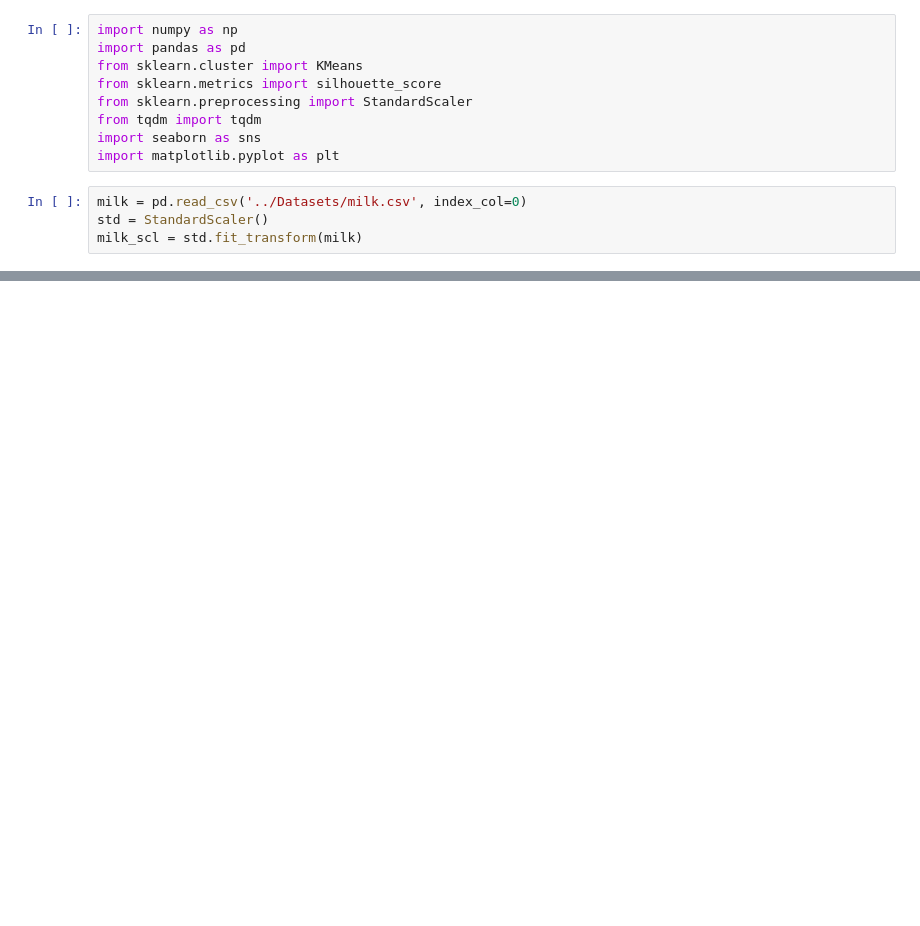
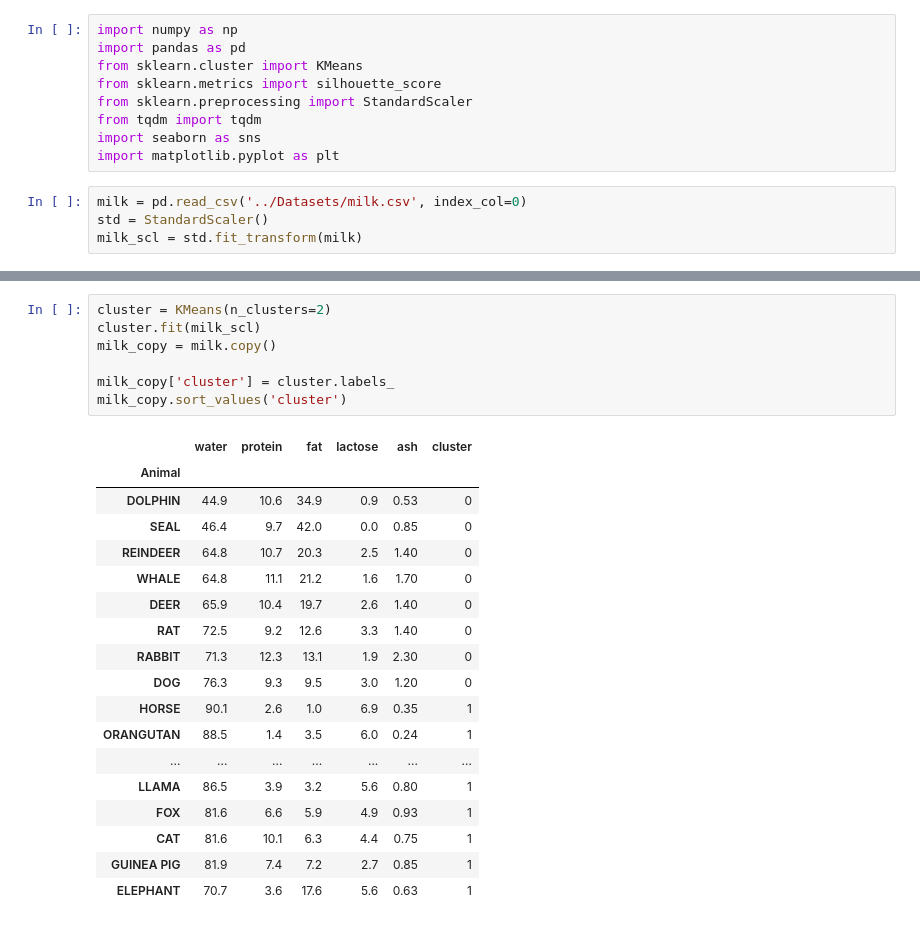
Before and after one commit to DAI-ai-code/Machine-Learning, a Jupyter notebook: day9/3_kmean.ipynb, the cells around one changed output, grey strips where cells are left out. Saved outputs shown, nothing was run; the diff lists cells and outputs as text; blank space fills up the shorter version.

```diff
--- a/day9/3_kmean.ipynb
+++ b/day9/3_kmean.ipynb
@@ -45,0 +46,26 @@ plt.show()
+# %%
+cluster = KMeans(n_clusters=2)
+cluster.fit(milk_scl)
+milk_copy = milk.copy()
+
+milk_copy['cluster'] = cluster.labels_
+milk_copy.sort_values('cluster')
+# %% [output]
+|  | water | protein | fat | lactose | ash | cluster |
+| Animal |  |  |  |  |  |  |
+| DOLPHIN | 44.9 | 10.6 | 34.9 | 0.9 | 0.53 | 0 |
+| SEAL | 46.4 | 9.7 | 42.0 | 0.0 | 0.85 | 0 |
+| REINDEER | 64.8 | 10.7 | 20.3 | 2.5 | 1.40 | 0 |
+| WHALE | 64.8 | 11.1 | 21.2 | 1.6 | 1.70 | 0 |
+| DEER | 65.9 | 10.4 | 19.7 | 2.6 | 1.40 | 0 |
+| RAT | 72.5 | 9.2 | 12.6 | 3.3 | 1.40 | 0 |
+| RABBIT | 71.3 | 12.3 | 13.1 | 1.9 | 2.30 | 0 |
+| DOG | 76.3 | 9.3 | 9.5 | 3.0 | 1.20 | 0 |
+| HORSE | 90.1 | 2.6 | 1.0 | 6.9 | 0.35 | 1 |
+| ORANGUTAN | 88.5 | 1.4 | 3.5 | 6.0 | 0.24 | 1 |
+| ... | ... | ... | ... | ... | ... | ... |
+| LLAMA | 86.5 | 3.9 | 3.2 | 5.6 | 0.80 | 1 |
+| FOX | 81.6 | 6.6 | 5.9 | 4.9 | 0.93 | 1 |
+| CAT | 81.6 | 10.1 | 6.3 | 4.4 | 0.75 | 1 |
+| GUINEA PIG | 81.9 | 7.4 | 7.2 | 2.7 | 0.85 | 1 |
+| ELEPHANT | 70.7 | 3.6 | 17.6 | 5.6 | 0.63 | 1 |
```
Also changed, not shown: parts of 11 cells of this notebook, 1 other file.
